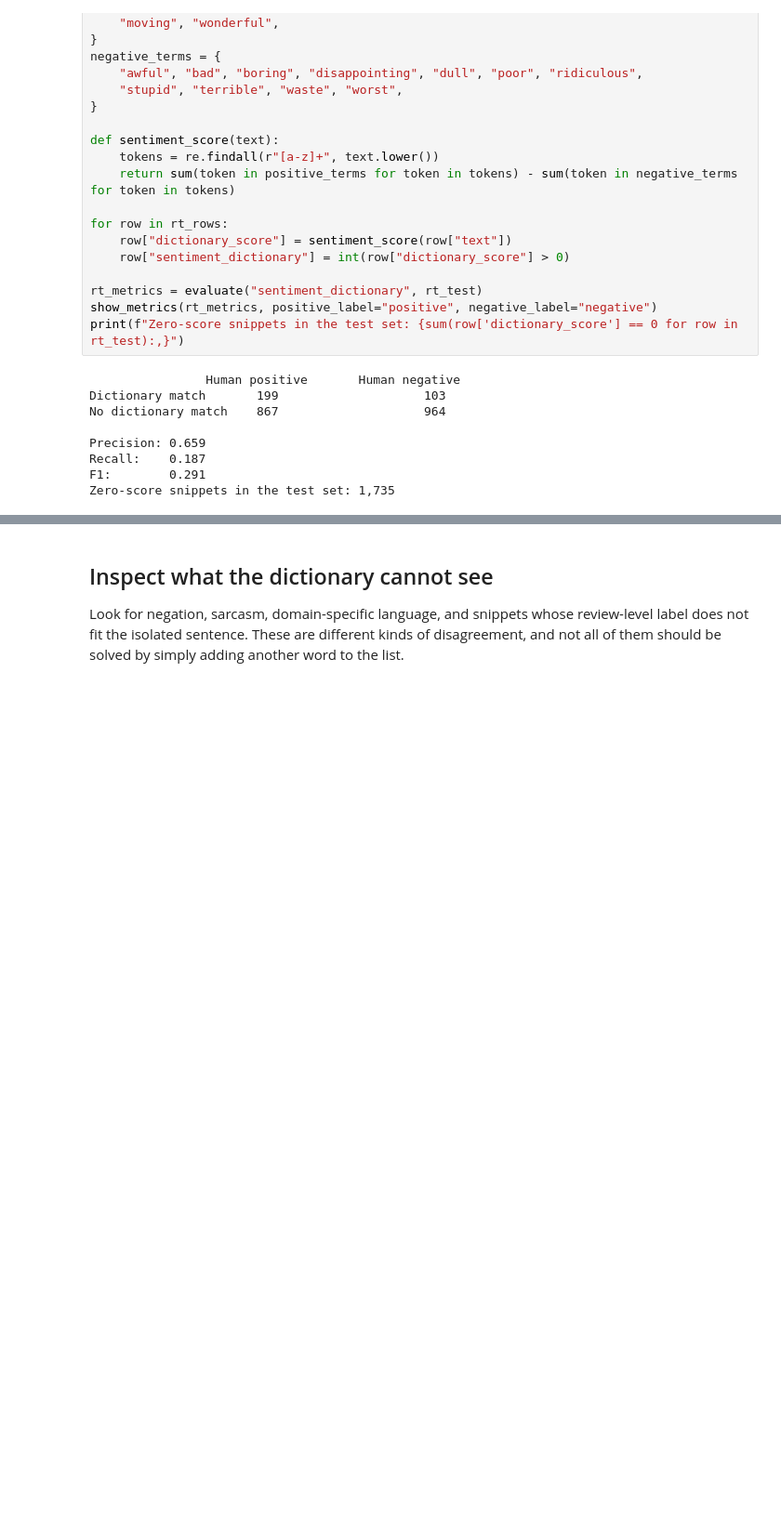
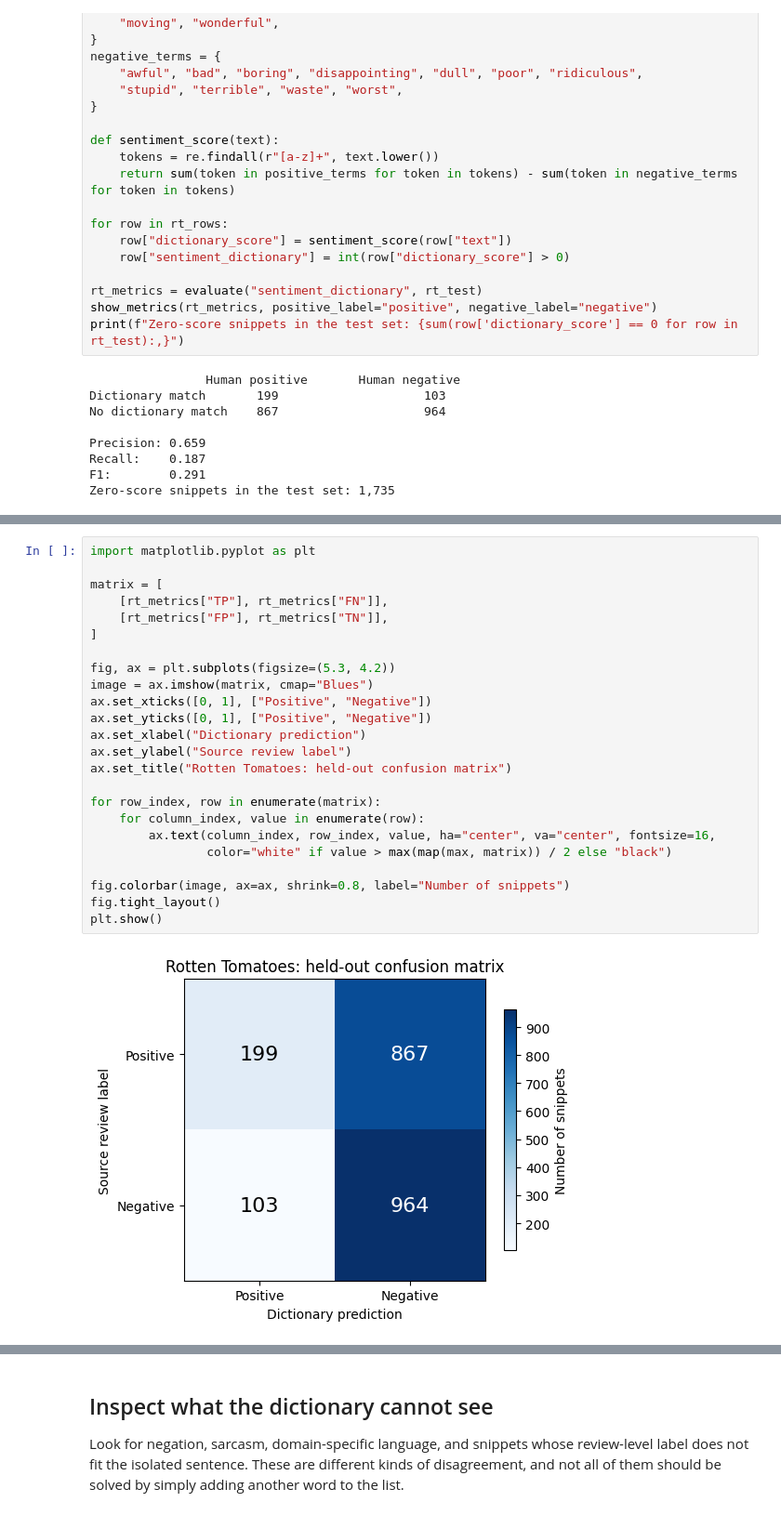
Before and after one commit to PeterTolochko/CEU_TAD_2026, a Jupyter notebook: meeting_slides/meeting_04/meeting_04.ipynb, the cells around one changed output, grey strips where cells are left out. Shown at 93% size. Drawn from its saved outputs; the diff is of its cells as text; blank space fills up the shorter version.

```diff
--- a/meeting_slides/meeting_04/meeting_04.ipynb
+++ b/meeting_slides/meeting_04/meeting_04.ipynb
@@ -328,0 +375,26 @@ Zero-score snippets in the test set: 1,735
+# %%
+import matplotlib.pyplot as plt
+
+matrix = [
+    [rt_metrics["TP"], rt_metrics["FN"]],
+    [rt_metrics["FP"], rt_metrics["TN"]],
+]
+
+fig, ax = plt.subplots(figsize=(5.3, 4.2))
+image = ax.imshow(matrix, cmap="Blues")
+ax.set_xticks([0, 1], ["Positive", "Negative"])
+ax.set_yticks([0, 1], ["Positive", "Negative"])
+ax.set_xlabel("Dictionary prediction")
+ax.set_ylabel("Source review label")
+ax.set_title("Rotten Tomatoes: held-out confusion matrix")
+
+for row_index, row in enumerate(matrix):
+    for column_index, value in enumerate(row):
+        ax.text(column_index, row_index, value, ha="center", va="center", fontsize=16,
+                color="white" if value > max(map(max, matrix)) / 2 else "black")
+
+fig.colorbar(image, ax=ax, shrink=0.8, label="Number of snippets")
+fig.tight_layout()
+plt.show()
+# %% [output]
+[figure, added]
```
Also changed, not shown: parts of 6 cells of this notebook, 2 other files.
